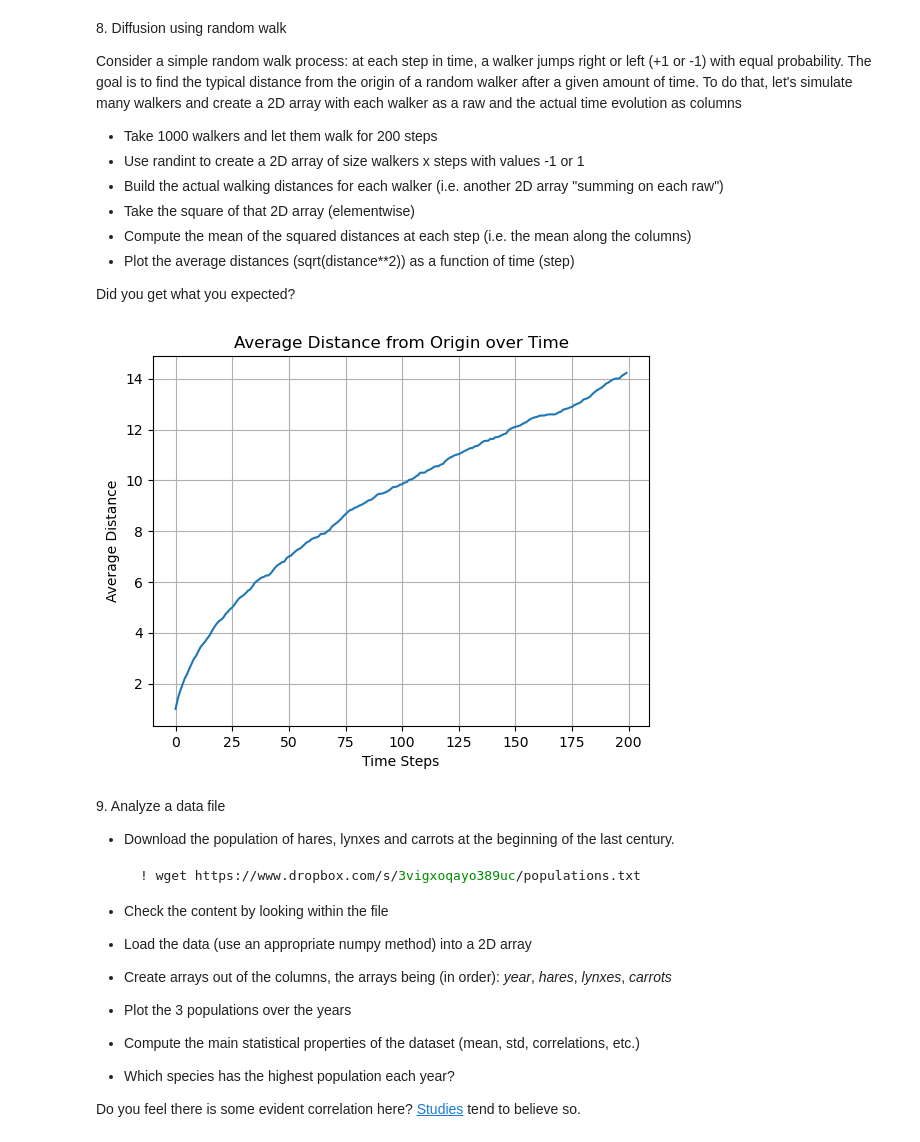
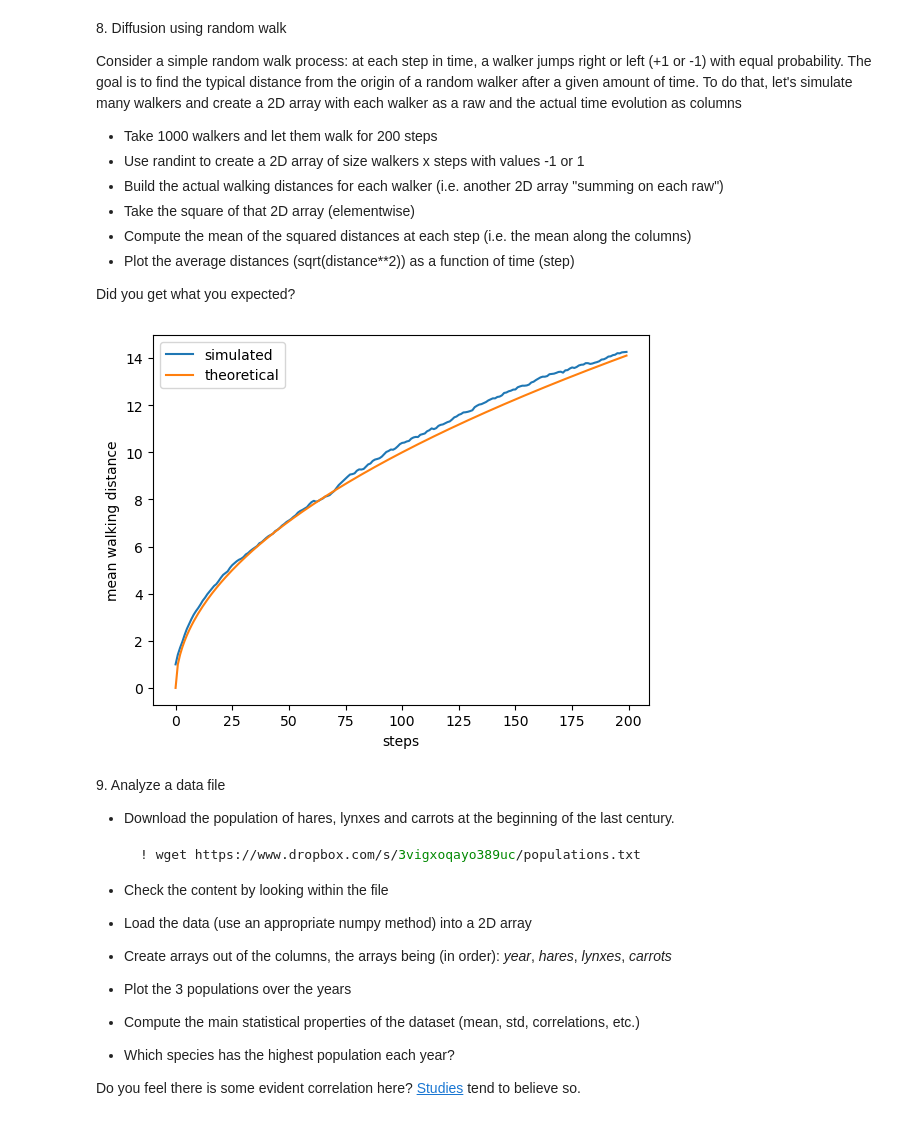
Before and after one commit to EugeniaBoccanera/LaboratoryOfComputationalPhysics_Y6, a Jupyter notebook: 04ex_Numpy.ipynb, the cells around one changed output. Drawn from its saved outputs; the diff is of its cells as text; code cells hidden in the pictures.

```diff
--- a/04ex_Numpy.ipynb
+++ b/04ex_Numpy.ipynb
@@ -305,26 +298,24 @@ To do that, let's simulate many walkers and create a 2D array with each walker a
   * Plot the average distances (sqrt(distance\*\*2)) as a function of time (step)
 
 Did you get what you expected?
-# %%
-walkers= 1000
-steps= 200
-random_steps = np.random.choice([-1, 1], size= (walkers, steps))  # 2D array of random -1, 1 steps fro each walker
-distances= np.cumsum( random_steps, axis = 1)  # compute the cumulative sum of steps along each walker ( distance from origin)
-squared_distances = distances **2
-mean_squared_distances = np.mean(squared_distances, axis = 0)
-average_distances =np.sqrt(mean_squared_distances)
-time_steps= np.arange(steps)
-
-plt.plot(time_steps, average_distances)
-plt.xlabel("Time Steps")
-plt.ylabel("Average Distance")
-plt.title("Average Distance from Origin over Time")
-plt.grid(True)
-
-# Show the plot
-plt.show()
-# %% [output]
-[figure, removed]
+# %%
+walkers= 1000
+steps= 200
+m = np.random.randint(2, size=(walkers,steps)) # array made of 1 and 0 (2= high value exclusive)
+m[m==0] = -1 # array made of 1 and -1
+
+walker_distance  = np.cumsum(m, axis=1) # distance traveled by each walker
+wd2 = walker_distance**2
+mean_wd2 = np.mean(wd2, axis=0)  #mean squared distance for each step across all walkers.
+
+plt.plot(np.sqrt(mean_wd2), label='simulated')
+plt.plot(np.sqrt(np.arange(steps)), label='theoretical') # in theory d=sqrt(200)
+plt.xlabel("steps")
+plt.ylabel("mean walking distance")
+plt.legend()
+plt.show()
+# %% [output]
+[figure, added]
 # %% [markdown]
 9\. Analyze a data file
   * Download the population of hares, lynxes and carrots at the beginning of the last century.
```
Also changed, not shown: parts of 7 cells of this notebook.
